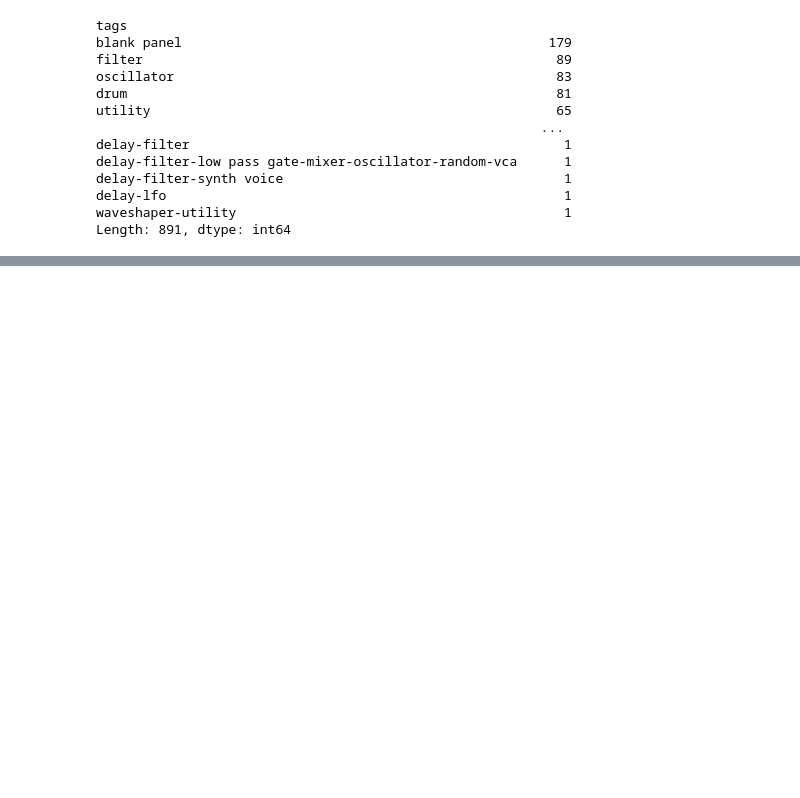
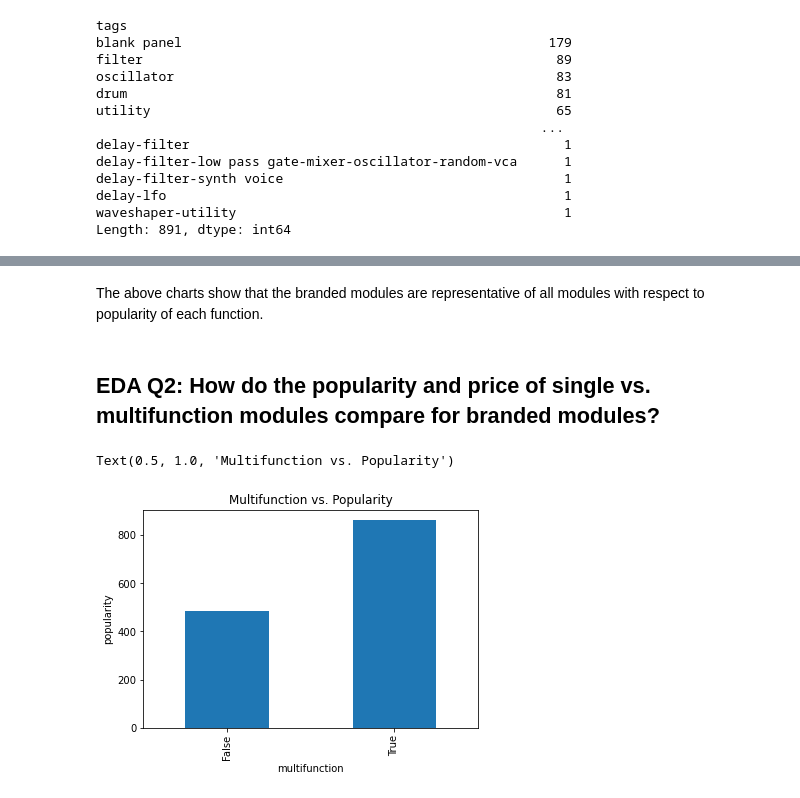
Before and after one commit to zstone00000/nycdsa_python_project, a Jupyter notebook: Eurorack_EDA.ipynb, the cells around one changed output, grey strips where cells are left out. Saved outputs shown, nothing was run; the diff lists cells and outputs as text; code cells hidden in the pictures; blank space fills up the shorter version.

```diff
--- a/Eurorack_EDA.ipynb
+++ b/Eurorack_EDA.ipynb
@@ -227,0 +205,11 @@ moduledf[moduledf.manufacturer_name == 'Barton Musical Circuits'] #grayscale pro
+# %% [markdown]
+The above charts show that the branded modules are representative of all modules with respect to popularity of each function.
+# %% [markdown]
+## EDA Q2: How do the popularity and price of single vs. multifunction modules compare for branded modules?
+# %%
+ax = df_brands.groupby('multifunction')['num_racks'].mean().plot(kind = 'bar') #multifunction modules are significantly more popular
+ax.set_ylabel('popularity')
+ax.set_title('Multifunction vs. Popularity')
+# %% [output]
+Text(0.5, 1.0, 'Multifunction vs. Popularity')
+[figure, added]
```
Also changed, not shown: parts of 40 cells of this notebook.
